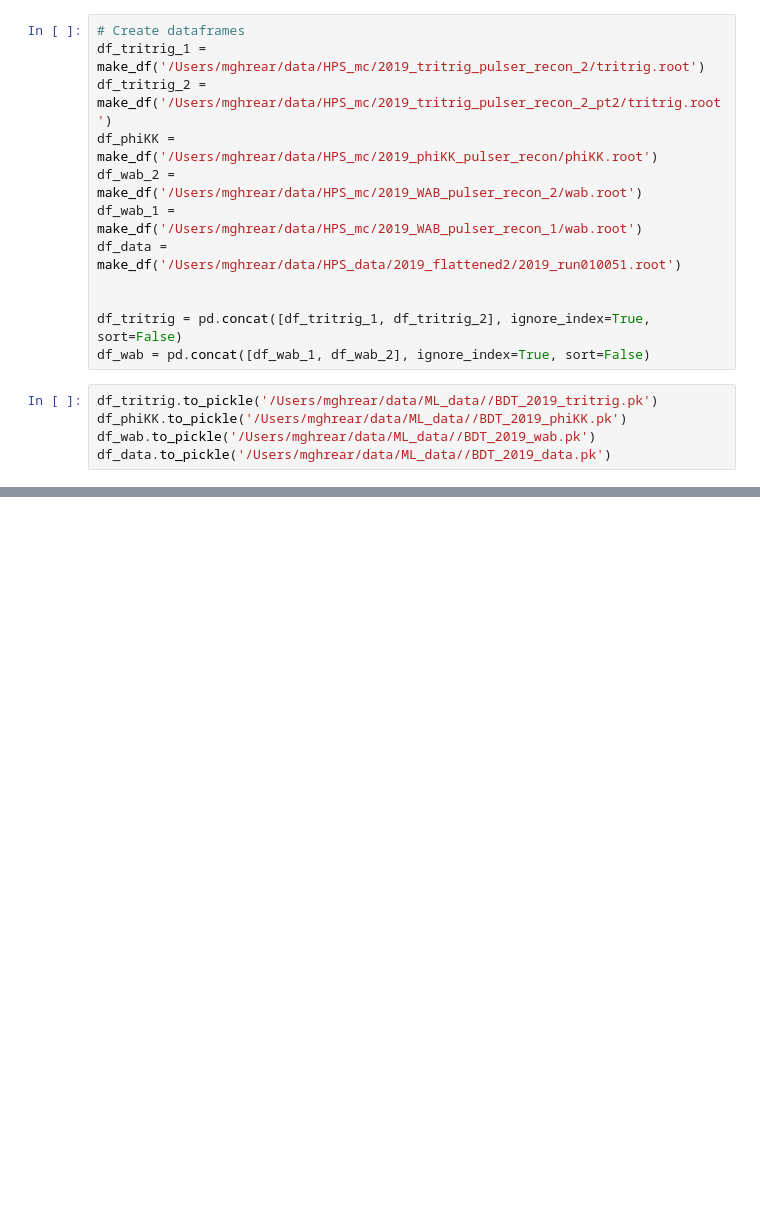
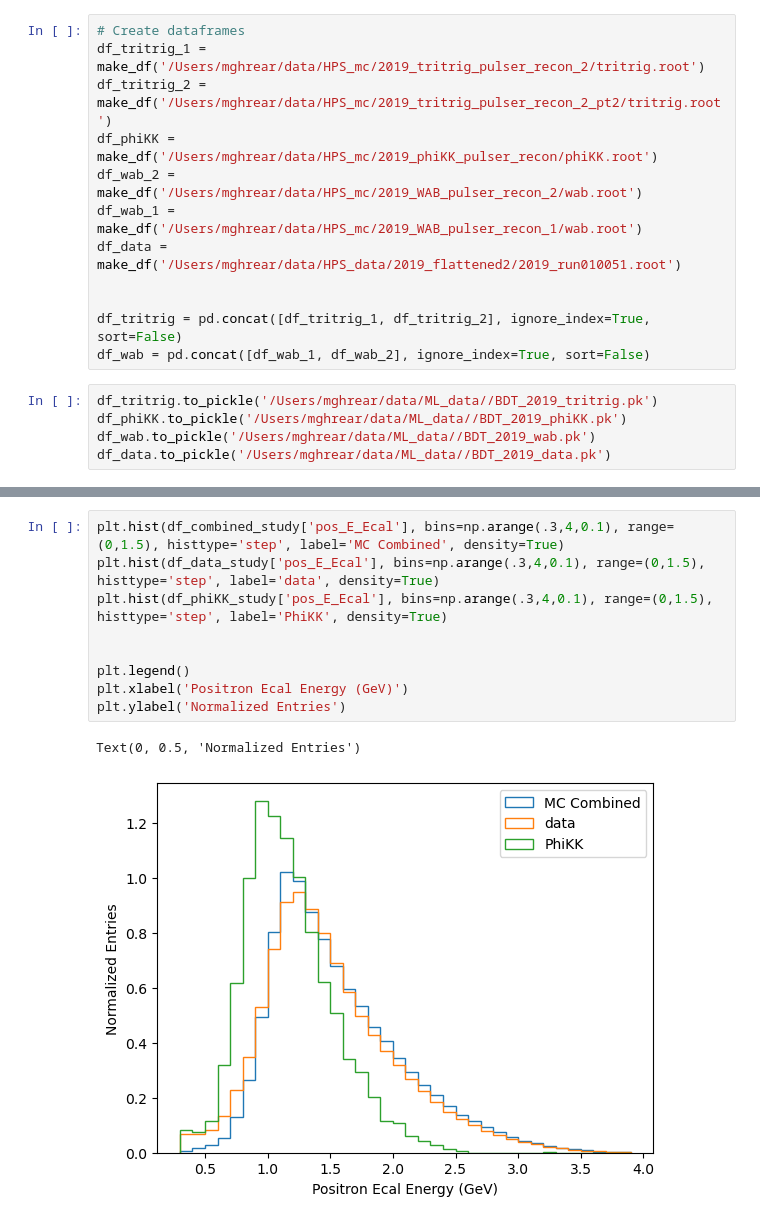
Before and after one commit to mghrear/pivoting-ANN, a Jupyter notebook: data_setup.ipynb, the cells around one changed output, grey strips where cells are left out. Drawn from its saved outputs; the diff is of its cells as text; blank space fills up the shorter version.

```diff
--- a/data_setup.ipynb
+++ b/data_setup.ipynb
@@ -83,0 +126,12 @@ df_data.to_pickle('/Users/mghrear/data/ML_data//BDT_2019_data.pk')
+# %%
+plt.hist(df_combined_study['pos_E_Ecal'], bins=np.arange(.3,4,0.1), range=(0,1.5), histtype='step', label='MC Combined', density=True)
+plt.hist(df_data_study['pos_E_Ecal'], bins=np.arange(.3,4,0.1), range=(0,1.5), histtype='step', label='data', density=True)
+plt.hist(df_phiKK_study['pos_E_Ecal'], bins=np.arange(.3,4,0.1), range=(0,1.5), histtype='step', label='PhiKK', density=True)
+
+
+plt.legend()
+plt.xlabel('Positron Ecal Energy (GeV)')
+plt.ylabel('Normalized Entries')
+# %% [output]
+Text(0, 0.5, 'Normalized Entries')
+[figure, added]
```
Also changed, not shown: parts of 19 cells of this notebook, 3 other files.
